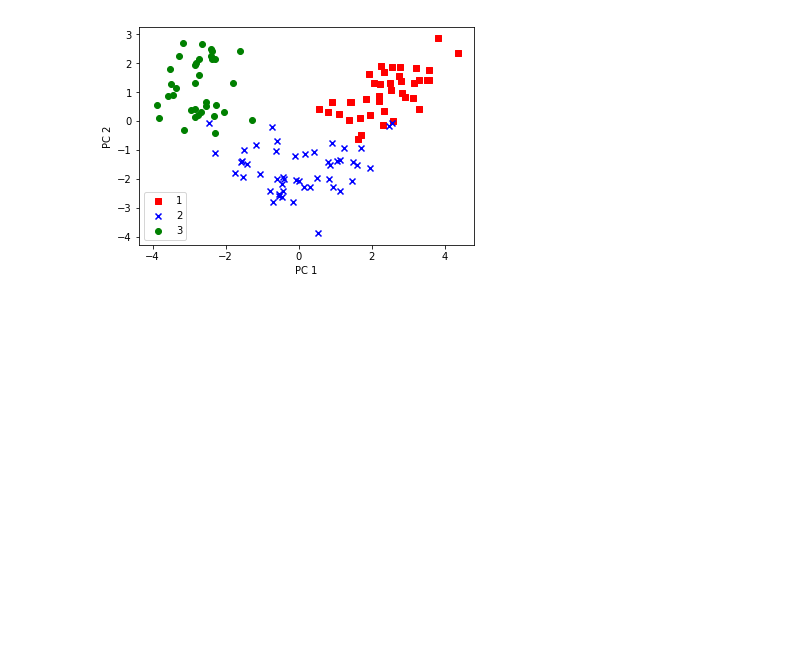
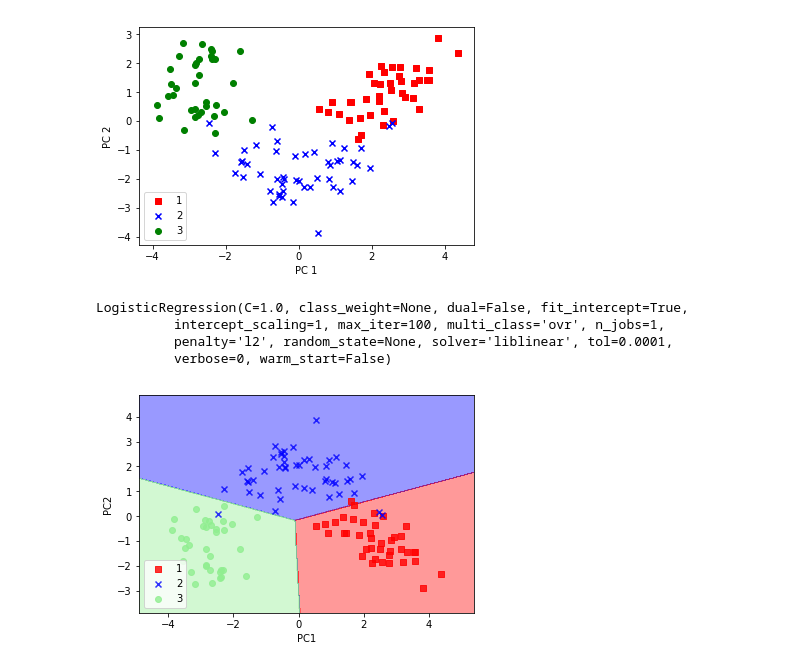
Before and after one commit to KentFujii/py_ml, a Jupyter notebook: dimensionality_reduction/pca.ipynb, the cells around one changed output. Cells and saved outputs as stored; diff of their text form; code cells hidden in the pictures; blank space fills up the shorter version.

```diff
--- a/dimensionality_reduction/pca.ipynb
+++ b/dimensionality_reduction/pca.ipynb
@@ -71,3 +71,27 @@ plt.legend(loc='lower left')
 plt.show()
 # %% [output]
 [figure]
+# %%
+from sklearn.linear_model import LogisticRegression
+from sklearn.decomposition import PCA
+
+pca = PCA(n_components=2)
+lr = LogisticRegression()
+X_train_pca = pca.fit_transform(X_train_std)
+X_test_pca = pca.transform(X_test_std)
+lr.fit(X_train_pca, y_train)
+# %% [output]
+LogisticRegression(C=1.0, class_weight=None, dual=False, fit_intercept=True,
+          intercept_scaling=1, max_iter=100, multi_class='ovr', n_jobs=1,
+          penalty='l2', random_state=None, solver='liblinear', tol=0.0001,
+          verbose=0, warm_start=False)
+# %%
+from plot_decision_regions import plot_decision_regions
+
+plot_decision_regions(X_train_pca, y_train, classifier=lr)
+plt.xlabel("PC1")
+plt.ylabel("PC2")
+plt.legend(loc='lower left')
+plt.show()
+# %% [output]
+[figure, added]
```
Also changed, not shown: parts of 3 cells of this notebook, 3 other files.
